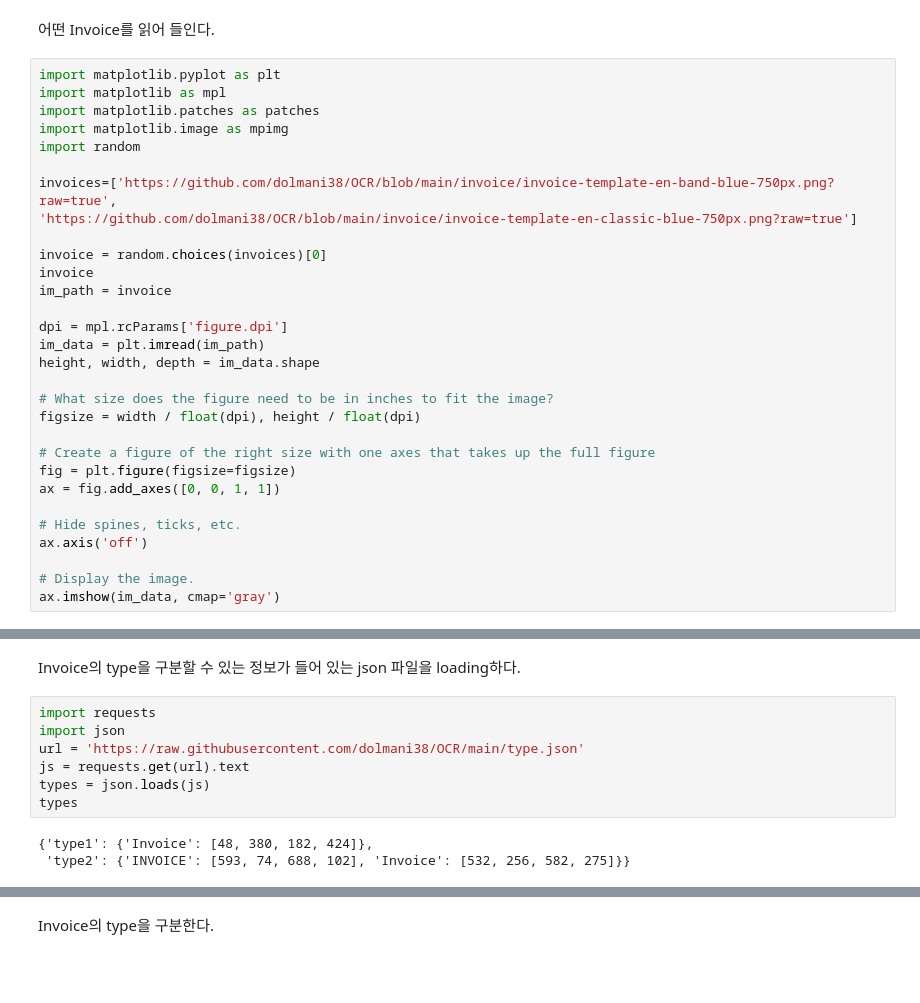
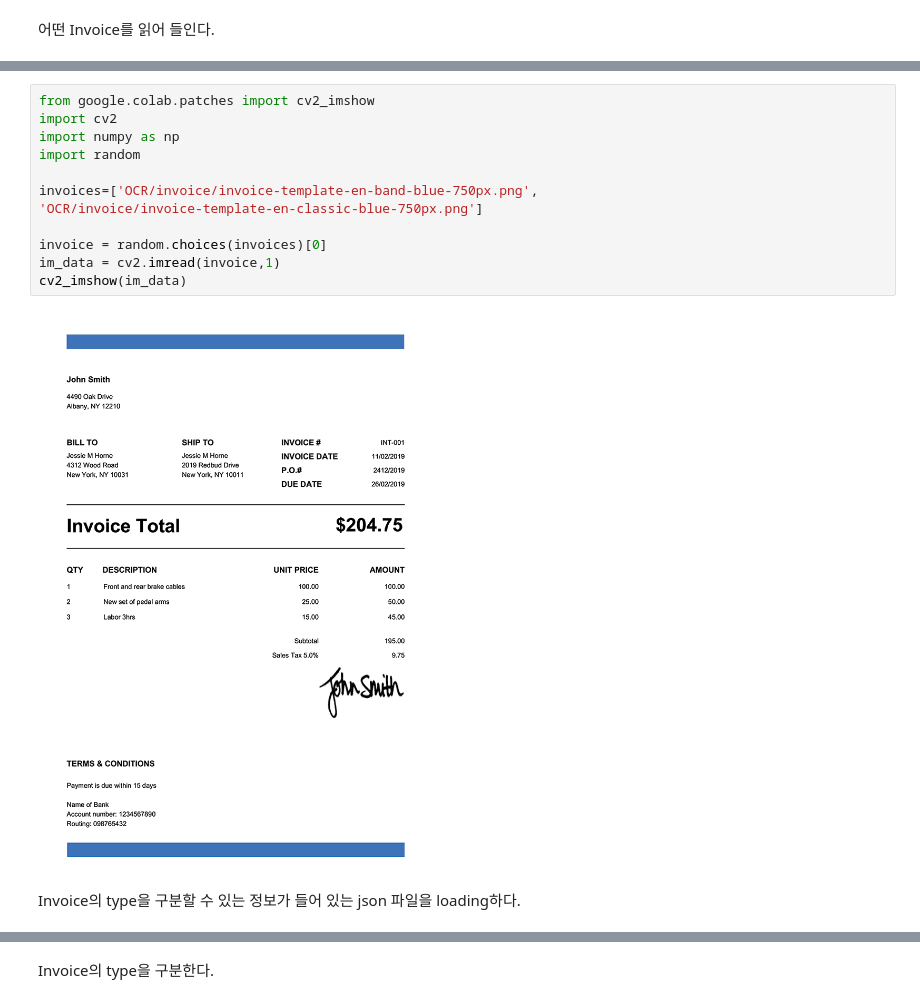
Before and after one commit to dolmani38/OCR, a Jupyter notebook: Untitled19.ipynb, the cells around one changed output, grey strips where cells are left out. Saved outputs shown, nothing was run; the diff lists cells and outputs as text; blank space fills up the shorter version.

Commit message:
Colaboratory를 통해 생성됨

```diff
--- a/Untitled19.ipynb
+++ b/Untitled19.ipynb
@@ -28,33 +39,3 @@ Downloading detection model, please wait. This may take several minutes dependin
 Downloading recognition model, please wait. This may take several minutes depending upon your network connection.
 # %% [markdown]
 어떤 Invoice를 읽어 들인다.
-# %%
-import matplotlib.pyplot as plt
-import matplotlib as mpl
-import matplotlib.patches as patches
-import matplotlib.image as mpimg
-import random
-
-invoices=['https://github.com/dolmani38/OCR/blob/main/invoice/invoice-template-en-band-blue-750px.png?raw=true',
-'https://github.com/dolmani38/OCR/blob/main/invoice/invoice-template-en-classic-blue-750px.png?raw=true']
-
-invoice = random.choices(invoices)[0]
-invoice
-im_path = invoice
-
-dpi = mpl.rcParams['figure.dpi']
-im_data = plt.imread(im_path)
-height, width, depth = im_data.shape
-
-# What size does the figure need to be in inches to fit the image?
-figsize = width / float(dpi), height / float(dpi)
-
-# Create a figure of the right size with one axes that takes up the full figure
-fig = plt.figure(figsize=figsize)
-ax = fig.add_axes([0, 0, 1, 1])
-
-# Hide spines, ticks, etc.
-ax.axis('off')
-
-# Display the image.
-ax.imshow(im_data, cmap='gray')
@@ -64,12 +42,16 @@ ax.imshow(im_data, cmap='gray')
+# %%
+from google.colab.patches import cv2_imshow
+import cv2
+import numpy as np
+import random
+
+invoices=['OCR/invoice/invoice-template-en-band-blue-750px.png',
+'OCR/invoice/invoice-template-en-classic-blue-750px.png']
+
+invoice = random.choices(invoices)[0]
+im_data = cv2.imread(invoice,1)
+cv2_imshow(im_data)
+# %% [output]
+[figure, added]
 # %% [markdown]
 Invoice의 type을 구분할 수 있는 정보가 들어 있는 json 파일을 loading하다.
-# %%
-import requests
-import json
-url = 'https://raw.githubusercontent.com/dolmani38/OCR/main/type.json'
-js = requests.get(url).text
-types = json.loads(js)
-types
-# %% [output]
-{'type1': {'Invoice': [48, 380, 182, 424]},
- 'type2': {'INVOICE': [593, 74, 688, 102], 'Invoice': [532, 256, 582, 275]}}
```
Also changed, not shown: parts of 25 cells of this notebook.
